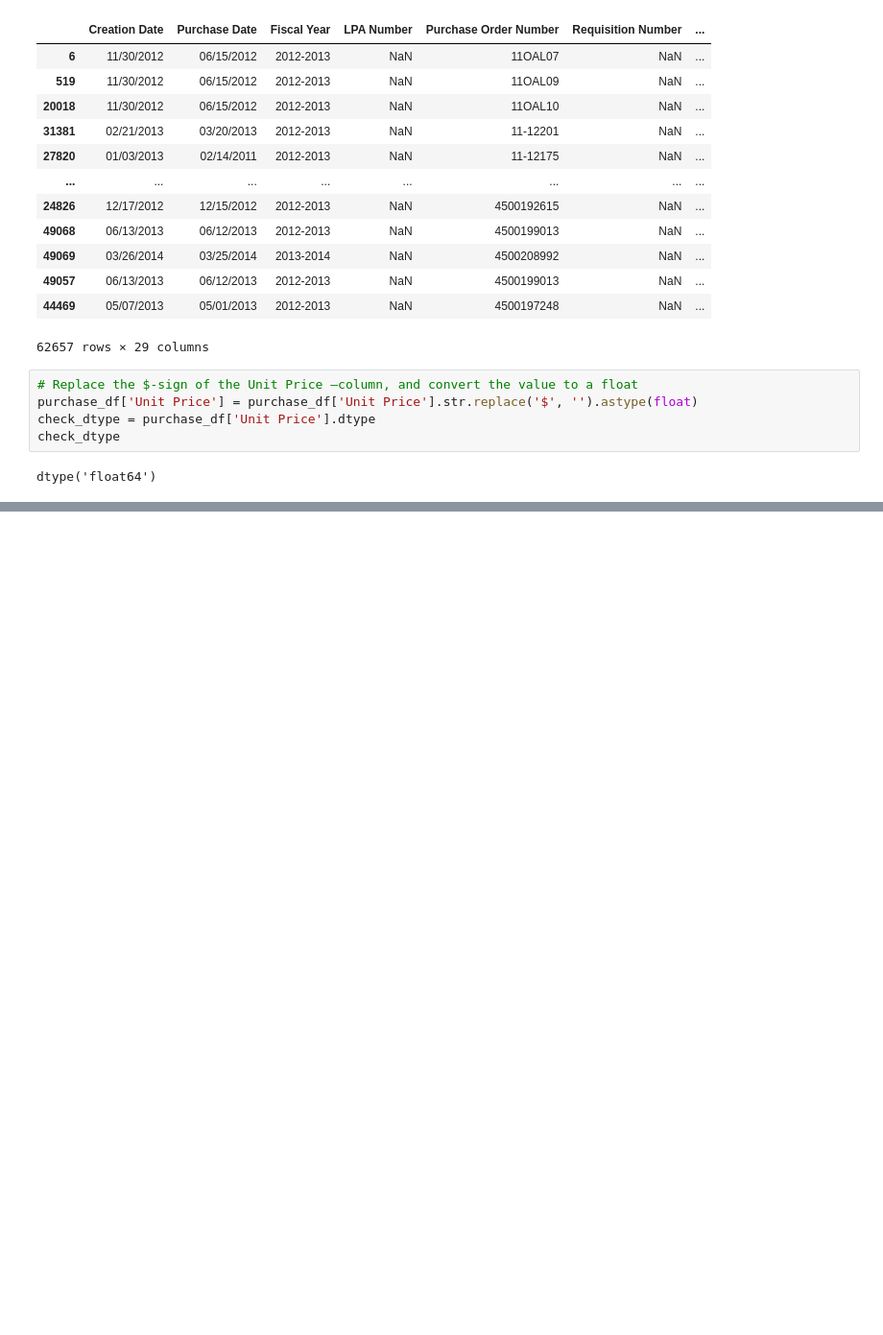
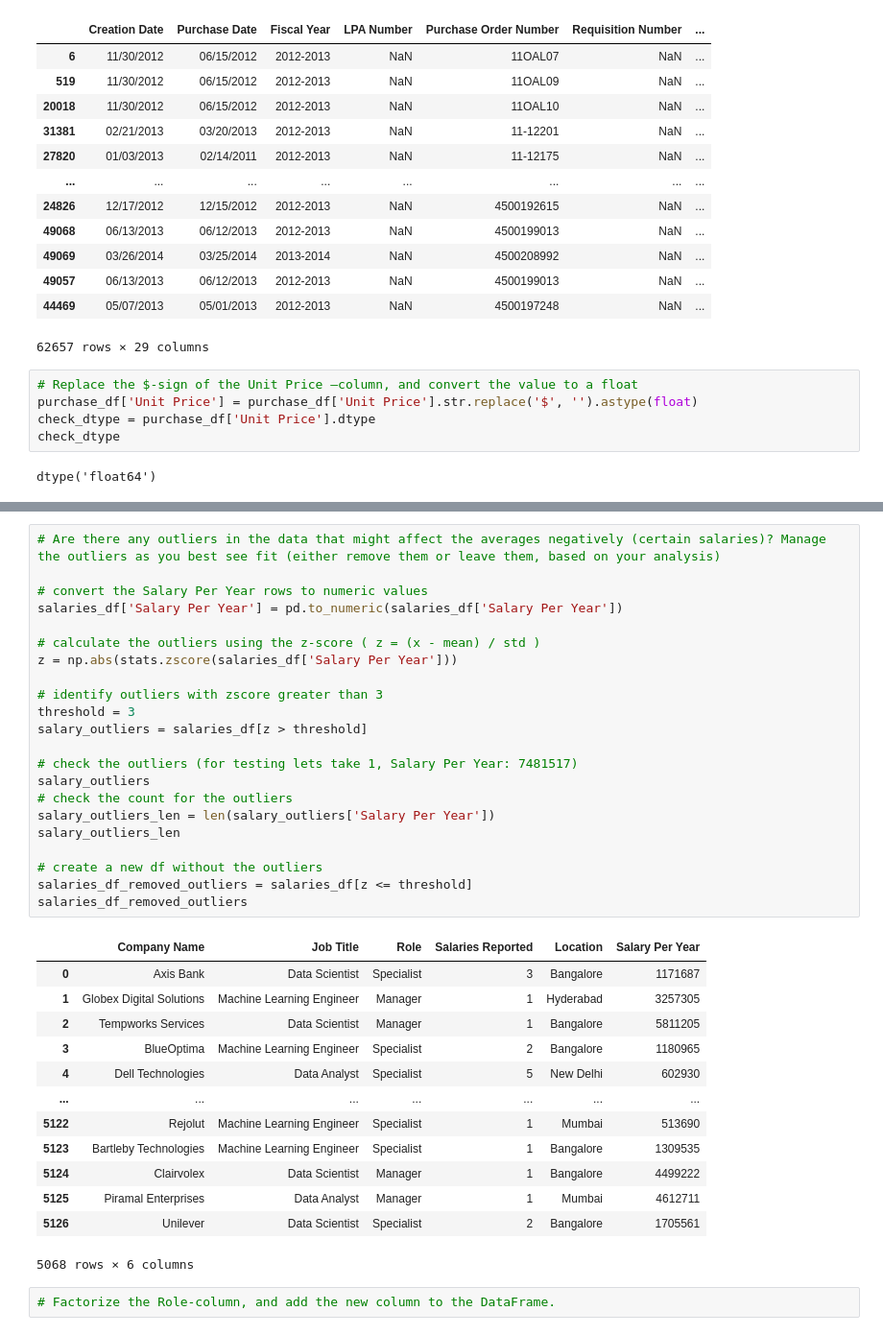
Before and after one commit to ehellgre/data-analytics-2024, a Jupyter notebook: exercise-set-2.ipynb, the cells around one changed output, grey strips where cells are left out. Shown at 96% size. Saved outputs shown, nothing was run; the diff lists cells and outputs as text; blank space fills up the shorter version.

```diff
--- a/exercise-set-2.ipynb
+++ b/exercise-set-2.ipynb
@@ -261,0 +332,38 @@ dtype('float64')
+# %%
+# Are there any outliers in the data that might affect the averages negatively (certain salaries)? Manage the outliers as you best see fit (either remove them or leave them, based on your analysis)
+
+# convert the Salary Per Year rows to numeric values
+salaries_df['Salary Per Year'] = pd.to_numeric(salaries_df['Salary Per Year'])
+
+# calculate the outliers using the z-score ( z = (x - mean) / std )
+z = np.abs(stats.zscore(salaries_df['Salary Per Year']))
+
+# identify outliers with zscore greater than 3
+threshold = 3
+salary_outliers = salaries_df[z > threshold]
+
+# check the outliers (for testing lets take 1, Salary Per Year: 7481517)
+salary_outliers
+# check the count for the outliers
+salary_outliers_len = len(salary_outliers['Salary Per Year'])
+salary_outliers_len
+
+# create a new df without the outliers
+salaries_df_removed_outliers = salaries_df[z <= threshold]
+salaries_df_removed_outliers
+# %% [output]
+|  | Company Name | Job Title | Role | Salaries Reported | Location | Salary Per Year |
+| 0 | Axis Bank | Data Scientist | Specialist | 3 | Bangalore | 1171687 |
+| 1 | Globex Digital Solutions | Machine Learning Engineer | Manager | 1 | Hyderabad | 3257305 |
+| 2 | Tempworks Services | Data Scientist | Manager | 1 | Bangalore | 5811205 |
+| 3 | BlueOptima | Machine Learning Engineer | Specialist | 2 | Bangalore | 1180965 |
+| 4 | Dell Technologies | Data Analyst | Specialist | 5 | New Delhi | 602930 |
+| ... | ... | ... | ... | ... | ... | ... |
+| 5122 | Rejolut | Machine Learning Engineer | Specialist | 1 | Mumbai | 513690 |
+| 5123 | Bartleby Technologies | Machine Learning Engineer | Specialist | 1 | Bangalore | 1309535 |
+| 5124 | Clairvolex | Data Scientist | Manager | 1 | Bangalore | 4499222 |
+| 5125 | Piramal Enterprises | Data Analyst | Manager | 1 | Mumbai | 4612711 |
+| 5126 | Unilever | Data Scientist | Specialist | 2 | Bangalore | 1705561 |
+5068 rows × 6 columns
+# %%
+# Factorize the Role-column, and add the new column to the DataFrame.
```
Also changed, not shown: parts of 5 cells of this notebook, 1 other file.
